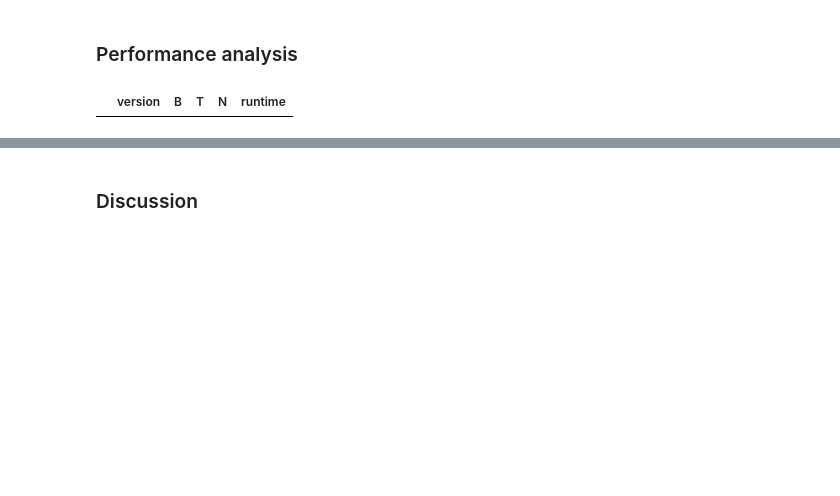
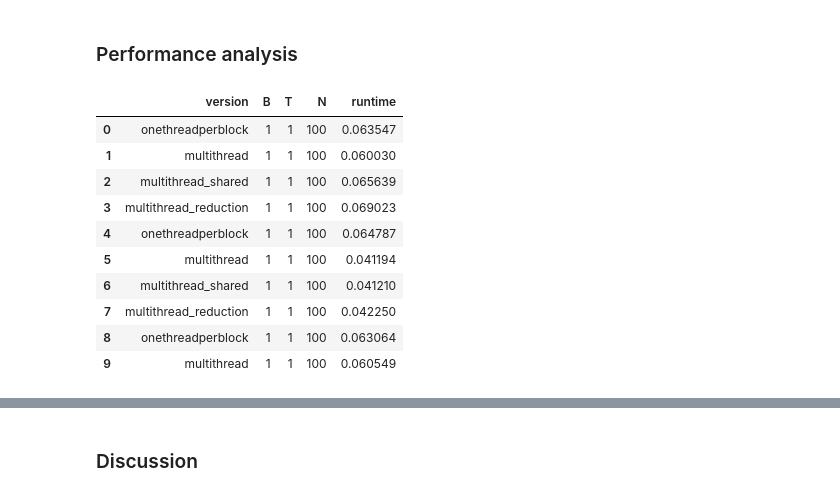
Before and after one commit to 0nyr/OT5_cuda_optimization, a Jupyter notebook: part_1/openmp_tp.ipynb, the cells around one changed output, grey strips where cells are left out. Drawn from its saved outputs; the diff is of its cells as text; code cells hidden in the pictures; blank space fills up the shorter version.

```diff
--- a/part_1/openmp_tp.ipynb
+++ b/part_1/openmp_tp.ipynb
@@ -132,78 +138,66 @@ df = pd.read_csv(
     header=0, # line number of header
     dtype=csv_headers
 )
 display(df.head(10))
 
 # filter out 0 runtime values
 df = df[df.runtime > 0]
 
-
-
-# display the graph
-def display_graph(N: int, df):
-    fig, ax = plt.subplots(figsize=(18,16))
-    fig.suptitle(f"Superposed Graphs of Chained Matrix multiplication for different precisions, with square matrices of size {N}x{N}")
-
-    for i in range(0, len(color_class.keys())):
-        # print version graph data
-        graph_version = list(color_class.keys())[i]
-        df_plot_0 = df[df['version'] == graph_version]
-
-        g0 = sns.lineplot(
-            ax=ax,
-            data=df_plot_0,
-            x="N",
-            y="runtime",
-            hue="version",
-            palette=color_class,
-            style="version",
-        )
-        g0.set(yscale="log")
-        g0.set(xlabel="Matrix dimensions N=M=P", ylabel="runtime (s)")
-        g00 = sns.scatterplot(
-            ax=ax,
-            data=df_plot_0,
-            x="N",
-            y="runtime",
-            hue="version",
-            palette=color_class,
-            legend=False,
-        )
-        g00.set(yscale="log")
-
-    plt.legend()
-    plt.show()
-
 #fig, ax = plt.subplots(figsize=(18,16))
 #fig.suptitle(f"Compute Pi with CUDA optimized for different configurations")
 
 # display legend for hue inside the subplots
 g = sns.FacetGrid(
     data=df,
     hue="version",
     col="T",
     row="B",
     palette=color_class,
     height=10,
-    legend_out=True
-).map(sns.lineplot, "N", "runtime").set(yscale="log").set(xlabel="N", ylabel="runtime (s)")
+    legend_out=True,
+    despine=False,
+).map(sns.lineplot, "N", "runtime").set(xlabel="N - Number of Steps", ylabel="runtime (s)")
 
+# display legend for every subplot
+for ax in g.axes.flat:
+    ax.legend(loc='upper right')
 
 # add legend for x and y axis
 plt.xlabel("N")
 plt.ylabel("runtime (s)")
 
 # add graph title
 g.figure.suptitle(f"Compute Pi with CUDA optimized for different configurations")
 
-# display legend for hue outside the subplots above the graph
-plt.legend(
-    title="version",
-    loc='upper center',
-    bbox_to_anchor=(0.5, -0.05),
-    fancybox=True,
-    shadow=True,
-    ncol=5
-)
+# increase thickness of the lines
+for ax in g.axes.flat:
+    for line in ax.lines:
+        line.set_linewidth(20)
+
+# add legend for x and y axis for every subplot
+for ax in g.axes.flat:
+    ax.set_xscale("log")
+    ax.set_yscale("log")
+
+
+# # display legend for hue outside the subplots above the graph
+# plt.legend(
+#     title="version",
+#     loc='upper center',
+#     bbox_to_anchor=(0.5, -0.05),
+#     fancybox=True,
+#     shadow=True,
+#     ncol=5
+# )
 # %% [output]
 |  | version | B | T | N | runtime |
+| 0 | onethreadperblock | 1 | 1 | 100 | 0.063547 |
+| 1 | multithread | 1 | 1 | 100 | 0.060030 |
+| 2 | multithread_shared | 1 | 1 | 100 | 0.065639 |
+| 3 | multithread_reduction | 1 | 1 | 100 | 0.069023 |
+| 4 | onethreadperblock | 1 | 1 | 100 | 0.064787 |
+| 5 | multithread | 1 | 1 | 100 | 0.041194 |
+| 6 | multithread_shared | 1 | 1 | 100 | 0.041210 |
+| 7 | multithread_reduction | 1 | 1 | 100 | 0.042250 |
+| 8 | onethreadperblock | 1 | 1 | 100 | 0.063064 |
+| 9 | multithread | 1 | 1 | 100 | 0.060549 |
```
Also changed, not shown: parts of 3 cells of this notebook, 2 other files.
